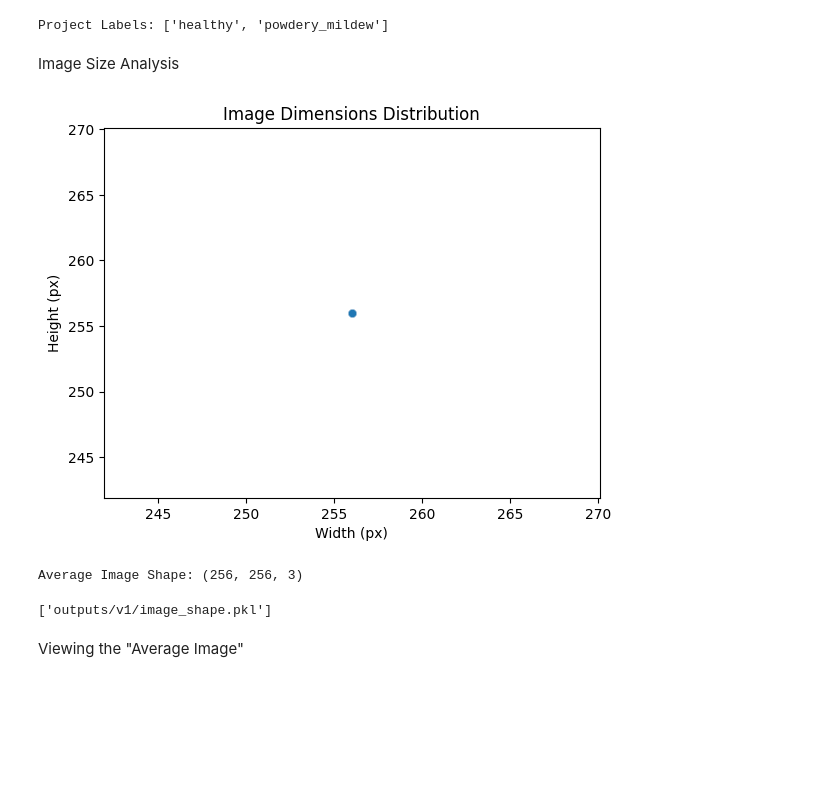
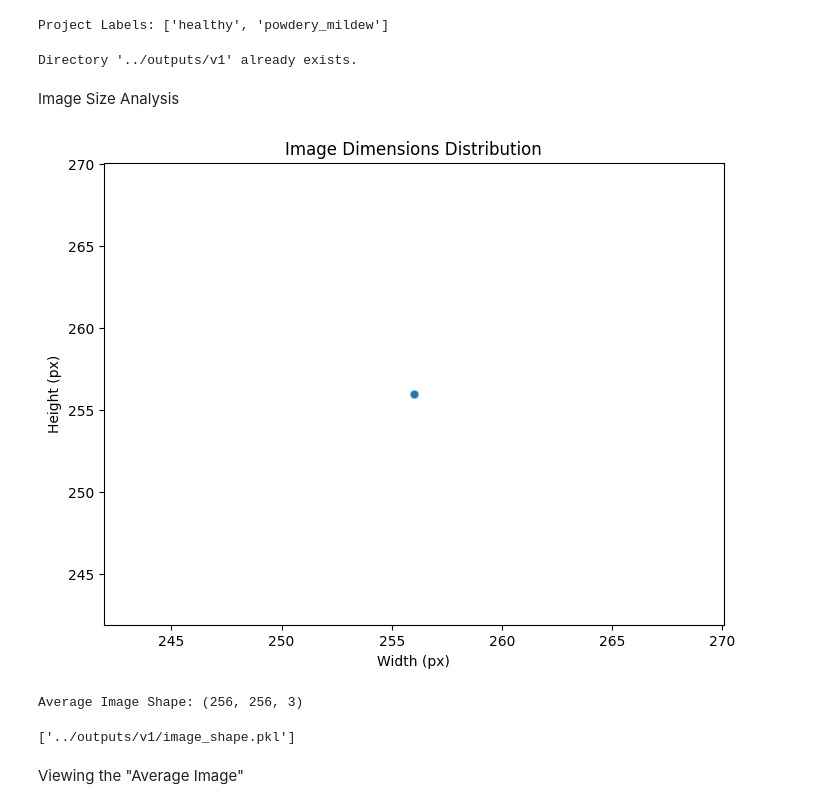
Before and after one commit to Sori678/cherry-mildew-detector, a Jupyter notebook: jupyter_notebooks/DataVisualization.ipynb, the cells around one changed output. Cells and saved outputs as stored; diff of their text form; code cells hidden in the pictures; blank space fills up the shorter version.

Commit message:
Add visualization output files

```diff
--- a/jupyter_notebooks/DataVisualization.ipynb
+++ b/jupyter_notebooks/DataVisualization.ipynb
@@ -15,44 +15,88 @@ train_path = os.path.join(data_dir, 'train')
 validation_path = os.path.join(data_dir, 'validation')
 test_path = os.path.join(data_dir, 'test')
 # %%
-# Get the labels (folder names)
+# Define the correct training dataset path
+train_path = '../inputs/train'
+
+# Get all labels (folder names)
 labels = os.listdir(train_path)
+
 print(f"Project Labels: {labels}")
 # %% [output]
 Project Labels: ['healthy', 'powdery_mildew']
 # %%
-# Create the outputs directory if it doesn't exist
-if not os.path.exists('outputs/v1'):
-    os.makedirs('outputs/v1')
-    print("Directory 'outputs/v1' created!")
+# Define the correct outputs directory path
+output_dir = '../outputs/v1'
+
+# Create the outputs directory if it does not exist
+if not os.path.exists(output_dir):
+    os.makedirs(output_dir)
+    print(f"Directory '{output_dir}' created successfully!")
+else:
+    print(f"Directory '{output_dir}' already exists.")
+# %% [output]
+Directory '../outputs/v1' already exists.
 # %% [markdown]
 Image Size Analysis
 # %%
-dim1, dim2 = [], []
+# Store image dimensions
+dim1 = []
+dim2 = []
+
+# Loop through all labels and images
 for label in labels:
-    for image_filename in os.listdir(os.path.join(train_path, label)):
-        img = imread(os.path.join(train_path, label, image_filename))
+
+    label_path = os.path.join(train_path, label)
+
+    for image_filename in os.listdir(label_path):
+
+        image_path = os.path.join(label_path, image_filename)
+
+        img = imread(image_path)
+
         d1, d2, colors = img.shape
-        dim1.append(d1) # height
-        dim2.append(d2) # width
 
-# Visualize the distribution of dimensions
-sns.scatterplot(x=dim2, y=dim1, alpha=0.1)
+        dim1.append(d1)  # Image height
+        dim2.append(d2)  # Image width
+
+# Create a scatter plot for image dimensions
+plt.figure(figsize=(8, 6))
+
+sns.scatterplot(
+    x=dim2,
+    y=dim1,
+    alpha=0.1
+)
+
 plt.title('Image Dimensions Distribution')
 plt.xlabel('Width (px)')
 plt.ylabel('Height (px)')
+
+plt.savefig(
+    '../outputs/v1/image_dimensions_distribution.png',
+    bbox_inches='tight'
+)
+
 plt.show()
 
-# Calculate the average dimensions
-image_shape = (int(np.mean(dim1)), int(np.mean(dim2)), 3)
+# Calculate the average image dimensions
+image_shape = (
+    int(np.mean(dim1)),
+    int(np.mean(dim2)),
+    3
+)
+
 print(f"Average Image Shape: {image_shape}")
 
-# Save the image shape for later use in model training
-joblib.dump(value=image_shape, filename="outputs/v1/image_shape.pkl")
+# Save the image shape for future model training
+joblib.dump(
+    value=image_shape,
+    filename='../outputs/v1/image_shape.pkl'
+)
 # %% [output]
-[figure, old version]
+[figure, new version]
 Average Image Shape: (256, 256, 3)
-['outputs/v1/image_shape.pkl']
+['../outputs/v1/image_shape.pkl']
 # %% [markdown]
 Viewing the "Average Image"
 # %%
```
Also changed, not shown: parts of 2 cells of this notebook, 4 other files.
